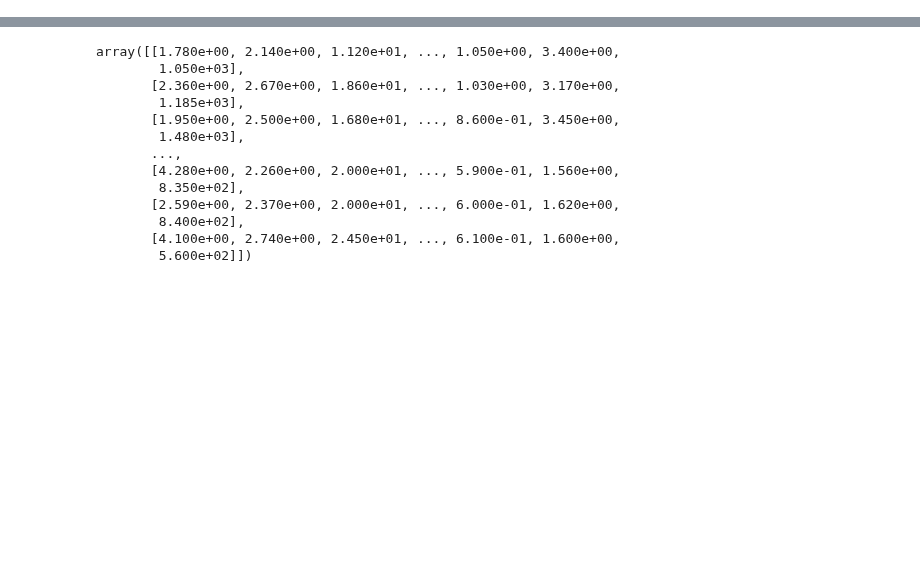
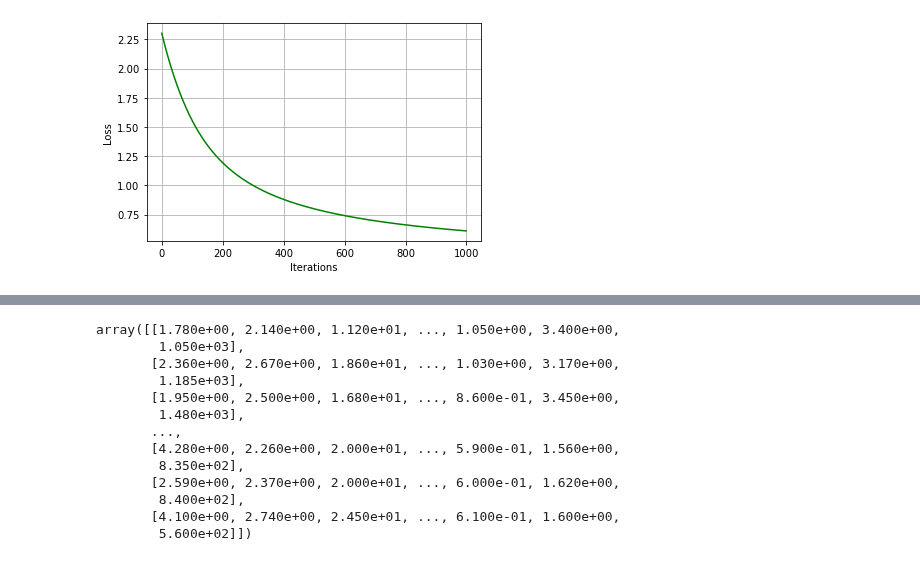
Before and after one commit to renejerez/ubi-master-computer-engineering, a Jupyter notebook: 14469-ML/practical_project_02/_practical_sheet_02.ipynb, the cells around one changed output, grey strips where cells are left out. Cells and saved outputs as stored; diff of their text form; code cells hidden in the pictures; blank space fills up the shorter version.

```diff
--- a/14469-ML/practical_project_02/_practical_sheet_02.ipynb
+++ b/14469-ML/practical_project_02/_practical_sheet_02.ipynb
@@ -29,0 +10,79 @@ df.head(10)
+# %%
+import numpy as np
+import matplotlib.pyplot as plt
+import tensorflow as tf
+from sklearn.model_selection import train_test_split
+from sklearn.metrics import confusion_matrix
+from sklearn.preprocessing import OneHotEncoder
+
+# Fetch and preprocess the MNIST dataset
+mnist = tf.keras.datasets.mnist
+(X_train, y_train), (X_test, y_test) = mnist.load_data()
+
+# Flatten and normalize
+X_train = X_train.reshape(X_train.shape[0], 28*28) / 255.0
+X_test = X_test.reshape(X_test.shape[0], 28*28) / 255.0
+
+# One-hot encode the labels for softmax regression
+encoder = OneHotEncoder(sparse=False)
+y_train_encoded = encoder.fit_transform(y_train.reshape(-1, 1))
+y_test_encoded = encoder.transform(y_test.reshape(-1, 1))
+
+# Softmax function
+def softmax(z):
+    return np.exp(z) / np.sum(np.exp(z), axis=1, keepdims=True)
+
+# Model training
+def fit(X, y, n_iters, lr):
+    n_samples, n_features = X.shape
+    n_classes = y.shape[1]
+    weights = np.zeros((n_features, n_classes))
+    biases = np.zeros((1, n_classes))
+    losses = []
+
+    for _ in range(n_iters):
+        # Compute model predictions
+        logits = np.dot(X, weights) + biases
+        probs = softmax(logits)
+
+        # Compute the loss
+        loss = - np.mean(np.sum(y * np.log(probs + 1e-9), axis=1))
+        losses.append(loss)
+
+        # Gradient computation
+        dz = probs - y
+        dw = (1 / n_samples) * np.dot(X.T, dz)
+        db = (1 / n_samples) * np.sum(dz, axis=0)
+
+        # Update weights and biases
+        weights -= lr * dw
+        biases -= lr * db
+
+    return weights, biases, losses
+
+# Model prediction
+def predict(X, weights, biases):
+    logits = np.dot(X, weights) + biases
+    probs = softmax(logits)
+    return np.argmax(probs, axis=1)
+
+learning_rate = 0.01
+n_iters = 1000
+
+weights, biases, losses = fit(X_train, y_train_encoded, n_iters, learning_rate)
+
+# Plotting loss
+plt.figure()
+plt.plot(range(n_iters), losses, '-g')
+plt.xlabel('Iterations')
+plt.ylabel('Loss')
+plt.grid()
+plt.show()
+
+# Evaluate the model
+predictions = predict(X_test, weights, biases)
+cm = confusion_matrix(y_test, predictions)
+
+print("Test accuracy: {0:.3f}".format(np.sum(np.diag(cm))/np.sum(cm)))
+print("Confusion Matrix:", cm)
+# %% [output]
@@ -29,0 +91 @@ df.head(10)
+[figure, added]
```
Also changed, not shown: parts of 22 cells of this notebook, 1 other file.
